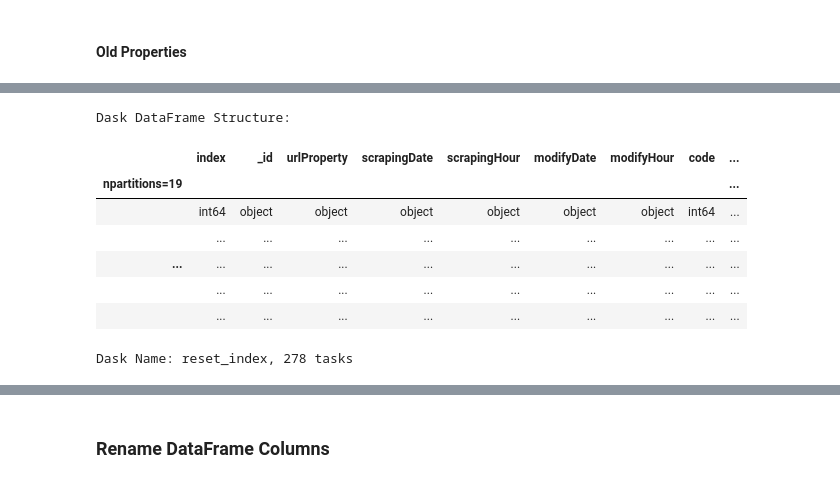
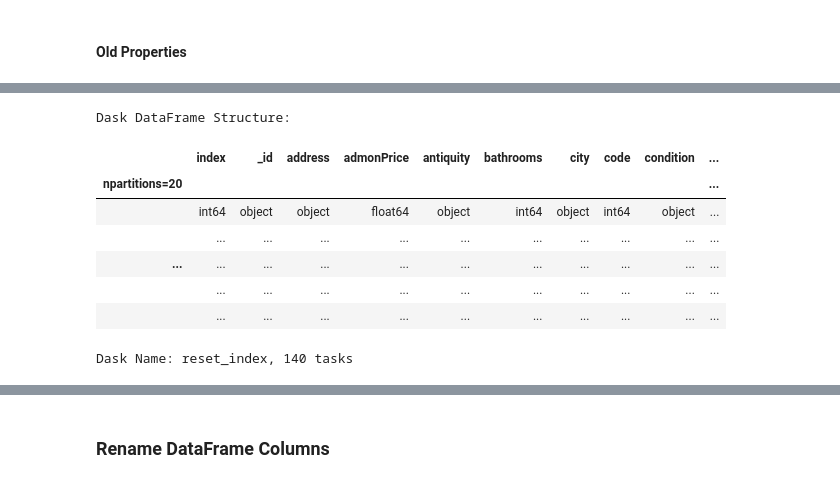
Before and after one commit to stivenramireza/anutibara-web-scraping, a Jupyter notebook: data-cleaning/data_preparation.ipynb, the cells around one changed output, grey strips where cells are left out. Drawn from its saved outputs; the diff is of its cells as text; code cells hidden in the pictures.

Commit message:
Data Cleaning in progress

```diff
--- a/data-cleaning/data_preparation.ipynb
+++ b/data-cleaning/data_preparation.ipynb
@@ -103,8 +108,8 @@ ddf_new_properties = ddf_new_properties.dropna()
 # %%
 old_properties_json = list(properties.find({ 'use': 'Usado' }))
 # %%
-df_general_info = pd.DataFrame(old_properties_json,
-                                    columns=['_id',
+df_general_info = json_normalize(old_properties_json,
+                              meta=['_id',
                                     'urlProperty',
                                     'scrapingDate',
                                     'scrapingHour',
@@ -115,5 +120,34 @@ df_general_info = pd.DataFrame(old_properties_json,
                                     'type',
                                     'use',
                                     'nameProject',
-                                    'description'])
+                                    'description',
+                                     'country',
+                                     'department',
+                                     'city',
+                                     'sector',
+                                     'neighborhood',
+                                     'address',
+                                     'latitude',
+                                     'longitude',
+                                     'idOwnerProperty',
+                                     'nameOwnerProperty',
+                                     'contractType',
+                                     'financing',
+                                     'schedule',
+                                     'price',
+                                     'squareMeters',
+                                     'rooms',
+                                     'bathrooms',
+                                     'garages',
+                                     'privateArea',
+                                     'constructionArea',
+                                     'squareMetersPrice',
+                                     'stratum',
+                                     'condition',
+                                     'antiquity',
+                                     'floor',
+                                     'interiorFloors',
+                                     'weather',
+                                     'includesAdministration',
+                                     'admonPrice'])
 ddf_general_info = dd.from_pandas(df_general_info, npartitions=10)
@@ -130,19 +170,19 @@ ddf_features = dd.from_pandas(df_features, npartitions=10)
 df_more_features = json_normalize(old_properties_json, 'moreFeatures')
 ddf_more_features = dd.from_pandas(df_more_features, npartitions=10)
 # %%
-ddf_list = [ddf_general_info, ddf_location, ddf_owner_property, ddf_features, ddf_more_features]
+ddf_list = [ddf_general_info, ddf_more_features]
 ddf = dd.concat(ddf_list, axis=1)
 ddf.reset_index()
 # %% [output]
 Dask DataFrame Structure:
-|  | index | _id | urlProperty | scrapingDate | scrapingHour | modifyDate | modifyHour | code | ... |
-| npartitions=19 |  |  |  |  |  |  |  |  | ... |
-|  | int64 | object | object | object | object | object | object | int64 | ... |
-|  | ... | ... | ... | ... | ... | ... | ... | ... | ... |
-| ... | ... | ... | ... | ... | ... | ... | ... | ... | ... |
-|  | ... | ... | ... | ... | ... | ... | ... | ... | ... |
-|  | ... | ... | ... | ... | ... | ... | ... | ... | ... |
+|  | index | _id | address | admonPrice | antiquity | bathrooms | city | code | condition | ... |
+| npartitions=20 |  |  |  |  |  |  |  |  |  | ... |
+|  | int64 | object | object | float64 | object | int64 | object | int64 | object | ... |
+|  | ... | ... | ... | ... | ... | ... | ... | ... | ... | ... |
+| ... | ... | ... | ... | ... | ... | ... | ... | ... | ... | ... |
+|  | ... | ... | ... | ... | ... | ... | ... | ... | ... | ... |
+|  | ... | ... | ... | ... | ... | ... | ... | ... | ... | ... |
-Dask Name: reset_index, 278 tasks
+Dask Name: reset_index, 140 tasks
 # %%
 ddf_old_properties = ddf.loc[:,~ddf.columns.duplicated()]
 # %%
```
Also changed, not shown: parts of 20 cells of this notebook, 2 other files.
